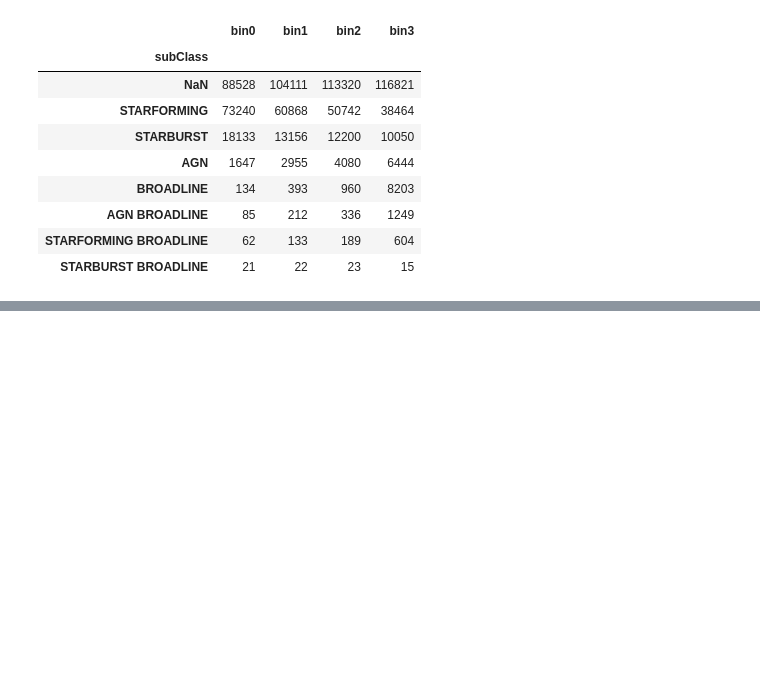
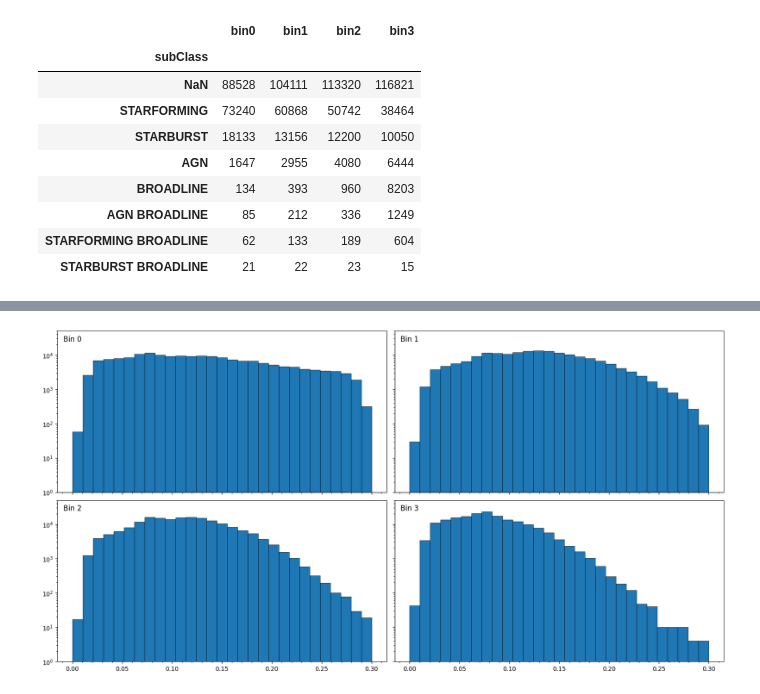
Before and after one commit to ed-ortizm/sdss, a Jupyter notebook: data_prep_illustrations/01_data_stats.ipynb, the cells around one changed output, grey strips where cells are left out. Drawn from its saved outputs; the diff is of its cells as text; code cells hidden in the pictures; blank space fills up the shorter version.

Commit message:
fature: plot hist (2X2) of z and S/N for each bin

```diff
--- a/data_prep_illustrations/01_data_stats.ipynb
+++ b/data_prep_illustrations/01_data_stats.ipynb
@@ -328,0 +379,12 @@ classes_df
+# %%
+bin_df_dict = {}
+
+bin_id_list = ['bin_00', 'bin_01', 'bin_02', 'bin_03']
+
+for bin_id in bin_id_list:
+
+    idx_id_bin = np.load(
+        f"{data_dir}/{bin_id}/{bin_id}_index_specobjid.npy"
+    )
+
+    bin_df_dict[bin_id] = final_meta_data_df.loc[idx_id_bin[:, 1]].copy()
@@ -328,0 +393,87 @@ classes_df
+# %%
+z_00 = bin_df_dict['bin_00']['z']
+z_01 = bin_df_dict['bin_01']['z']
+z_02 = bin_df_dict['bin_02']['z']
+z_03 = bin_df_dict['bin_03']['z']
+bin_space = np.linspace(0, 0.3, 30)
+# -------------------------------------------
+fig, axs = plt.subplots(
+    2, 2,
+    sharex=True,
+    sharey=True,
+    figsize=(20, 10)
+)
+
+# -------------------------------------------
+_ = axs[0, 0].hist(
+    z_00,
+    bins=bin_space,
+    color='tab:blue', edgecolor='black',
+    linewidth=0.5
+)
+axs[0, 0].text(
+    0, 25_000,
+    'Bin 0',
+    color='black', ha='center', fontsize=12
+)
+# -------------------------------------------
+_ = axs[0, 1].hist(
+    z_01,
+    bins=bin_space,
+    color='tab:blue', edgecolor='black',
+    linewidth=0.5
+)
+axs[0, 1].text(
+    0, 25_000,
+    'Bin 1',
+    color='black', ha='center', fontsize=12
+)
+# -------------------------------------------
+_ = axs[1, 0].hist(
+    z_02,
+    bins=bin_space,
+    color='tab:blue', edgecolor='black',
+    linewidth=0.5
+)
+
+axs[1, 0].text(
+    0, 25_000,
+    'Bin 2',
+    color='black', ha='center', fontsize=12
+)
+# -------------------------------------------
+_ = axs[1, 1].hist(
+    z_03,
+    bins=bin_space,
+    color='tab:blue', edgecolor='black',
+    linewidth=0.5
+)
+
+axs[1, 1].text(
+    0, 25_000,
+    'Bin 3',
+    color='black', ha='center', fontsize=12
+)
+# -------------------------------------------
+for ax in axs.flatten():
+    ax.set_ylim(1, 50_000)
+    ax.set_yscale('log')
+    ax.minorticks_on()
+    # ax.legend(frameon=False)
+
+# adjust vertical space
+plt.subplots_adjust(
+    hspace=0.05,
+    wspace=0.025
+)
+# ax.set_title('Distribution of per-spectrum indefinite counts')
+# ax.set_xlabel('Number of indefinite values')
+# ax.set_ylabel("Number of spectra - log scale)")
+
+# # save figure
+# fig.savefig(
+#     f"{ch_3_dir}/",
+#     bbox_inches='tight'
+# )
+# %% [output]
+[figure, added]
```
Also changed, not shown: parts of 11 cells of this notebook.
